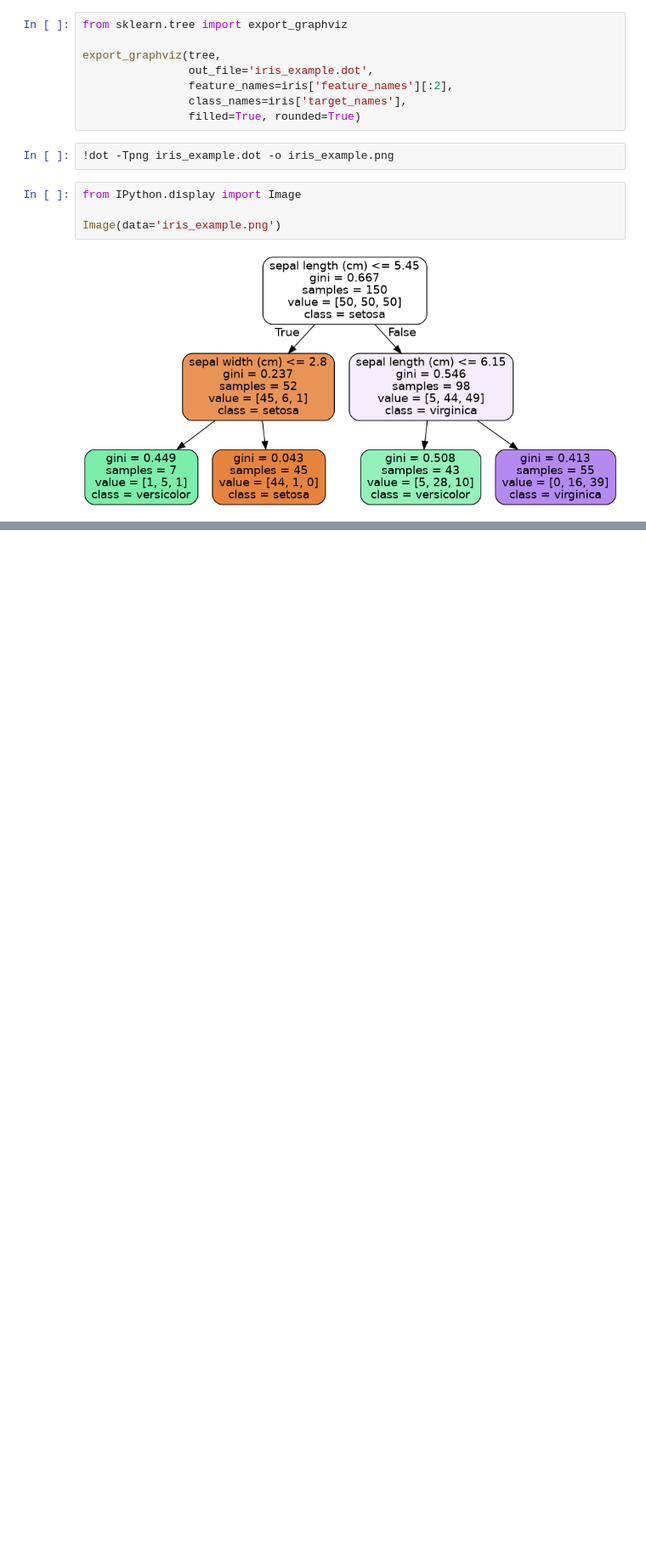
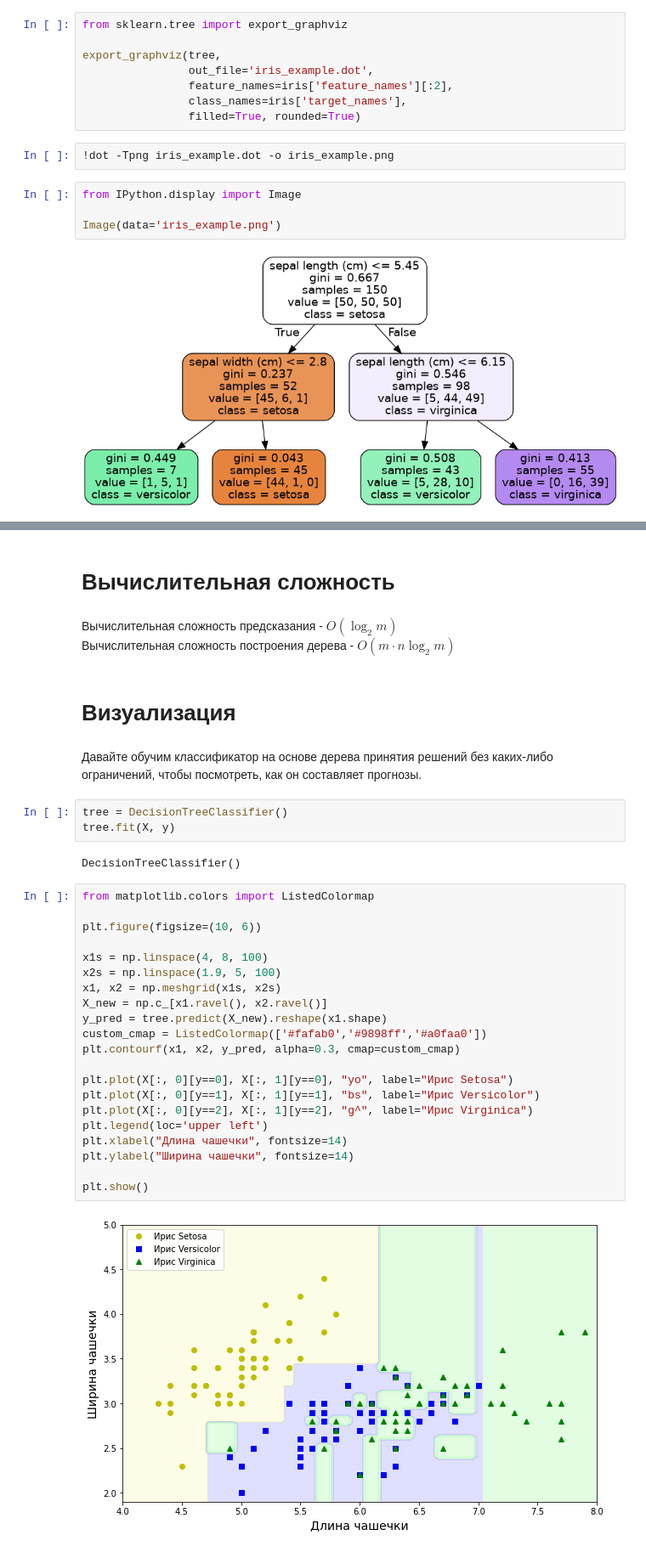
Before and after one commit to Lpshkn/Tutors, a Jupyter notebook: Practice/Decision Trees/Decision Trees.ipynb, the cells around one changed output, grey strips where cells are left out. Shown: that part at 85% size. Cells and saved outputs as stored; diff of their text form; blank space fills up the shorter version.

```diff
--- a/Practice/Decision Trees/Decision Trees.ipynb
+++ b/Practice/Decision Trees/Decision Trees.ipynb
@@ -44,0 +78,37 @@ Image(data='iris_example.png')
+# %% [markdown]
+# Вычислительная сложность
+# %% [markdown]
+Вычислительная сложность предсказания - $O(\log_2 m)$
+Вычислительная сложность построения дерева - $O(m\cdot n\log_2 m)$
+# %% [markdown]
+# Визуализация
+# %% [markdown]
+Давайте обучим классификатор на основе дерева принятия решений без каких-либо ограничений, чтобы посмотреть, как он составляет прогнозы.
+# %%
+tree = DecisionTreeClassifier()
+tree.fit(X, y)
+# %% [output]
+DecisionTreeClassifier()
+# %%
+from matplotlib.colors import ListedColormap
+
+plt.figure(figsize=(10, 6))
+
+x1s = np.linspace(4, 8, 100)
+x2s = np.linspace(1.9, 5, 100)
+x1, x2 = np.meshgrid(x1s, x2s)
+X_new = np.c_[x1.ravel(), x2.ravel()]
+y_pred = tree.predict(X_new).reshape(x1.shape)
+custom_cmap = ListedColormap(['#fafab0','#9898ff','#a0faa0'])
+plt.contourf(x1, x2, y_pred, alpha=0.3, cmap=custom_cmap)
+
+plt.plot(X[:, 0][y==0], X[:, 1][y==0], "yo", label="Ирис Setosa")
+plt.plot(X[:, 0][y==1], X[:, 1][y==1], "bs", label="Ирис Versicolor")
+plt.plot(X[:, 0][y==2], X[:, 1][y==2], "g^", label="Ирис Virginica")
+plt.legend(loc='upper left')
+plt.xlabel("Длина чашечки", fontsize=14)
+plt.ylabel("Ширина чашечки", fontsize=14)
+
+plt.show()
+# %% [output]
+[figure, added]
```
Also changed, not shown: parts of 22 cells of this notebook, 2 other files.
